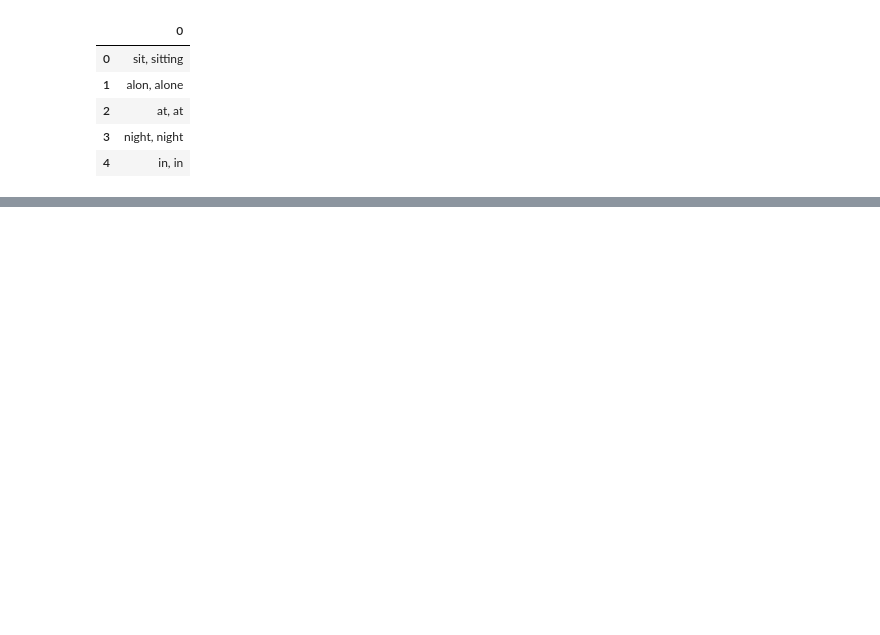
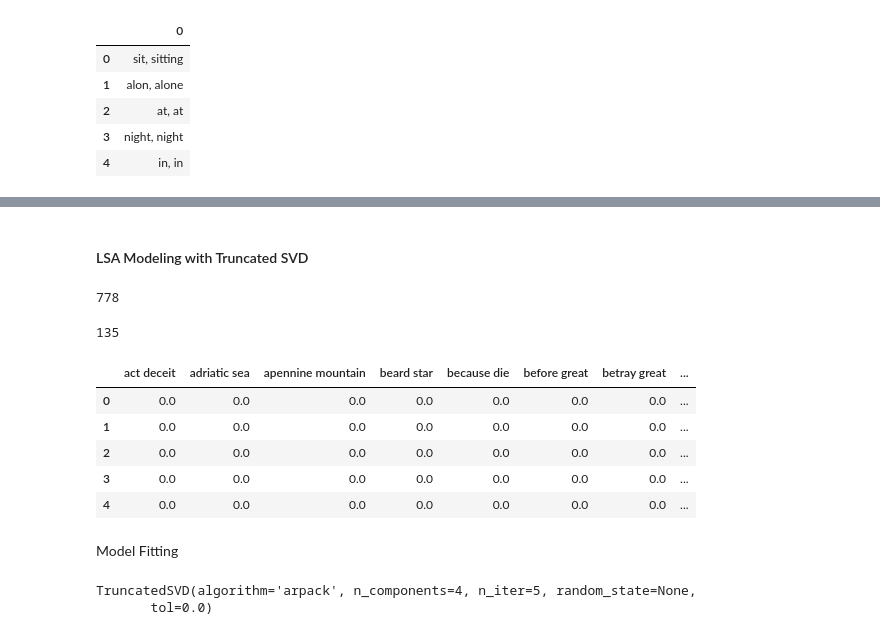
Before and after one commit to cyaris/nostradamus_prophecies, a Jupyter notebook: Nostradamus NLTK.ipynb, the cells around one changed output, grey strips where cells are left out. Cells and saved outputs as stored; diff of their text form; code cells hidden in the pictures; blank space fills up the shorter version.

```diff
--- a/Nostradamus NLTK.ipynb
+++ b/Nostradamus NLTK.ipynb
@@ -363,0 +290,2 @@ lda_docs[0:5]
+# %% [markdown]
+#### LSA Modeling with Truncated SVD
@@ -363,0 +295,28 @@ lda_docs[0:5]
+# %%
+len(tfidf1_df.columns)
+# %% [output]
+778
+# %%
+X_2 = dtm_bigram(TfidfVectorizer, tokenized_df_group, df['prophecy'], 3)[0]
+tfidf2_df = dtm_bigram(TfidfVectorizer, tokenized_df_group, df['prophecy'], 3)[1]
+# %%
+len(tfidf2_df.columns)
+# %% [output]
+135
+# %%
+tfidf2_df.head()
+# %% [output]
+|  | act deceit | adriatic sea | apennine mountain | beard star | because die | before great | betray great | ... |
+| 0 | 0.0 | 0.0 | 0.0 | 0.0 | 0.0 | 0.0 | 0.0 | ... |
+| 1 | 0.0 | 0.0 | 0.0 | 0.0 | 0.0 | 0.0 | 0.0 | ... |
+| 2 | 0.0 | 0.0 | 0.0 | 0.0 | 0.0 | 0.0 | 0.0 | ... |
+| 3 | 0.0 | 0.0 | 0.0 | 0.0 | 0.0 | 0.0 | 0.0 | ... |
+| 4 | 0.0 | 0.0 | 0.0 | 0.0 | 0.0 | 0.0 | 0.0 | ... |
+# %% [markdown]
+Model Fitting
+# %%
+lsa = TruncatedSVD(4, algorithm = 'arpack')
+print(lsa)
+# %% [output]
+TruncatedSVD(algorithm='arpack', n_components=4, n_iter=5, random_state=None,
+       tol=0.0)
```
Also changed, not shown: parts of 88 cells of this notebook, 2 other files.
